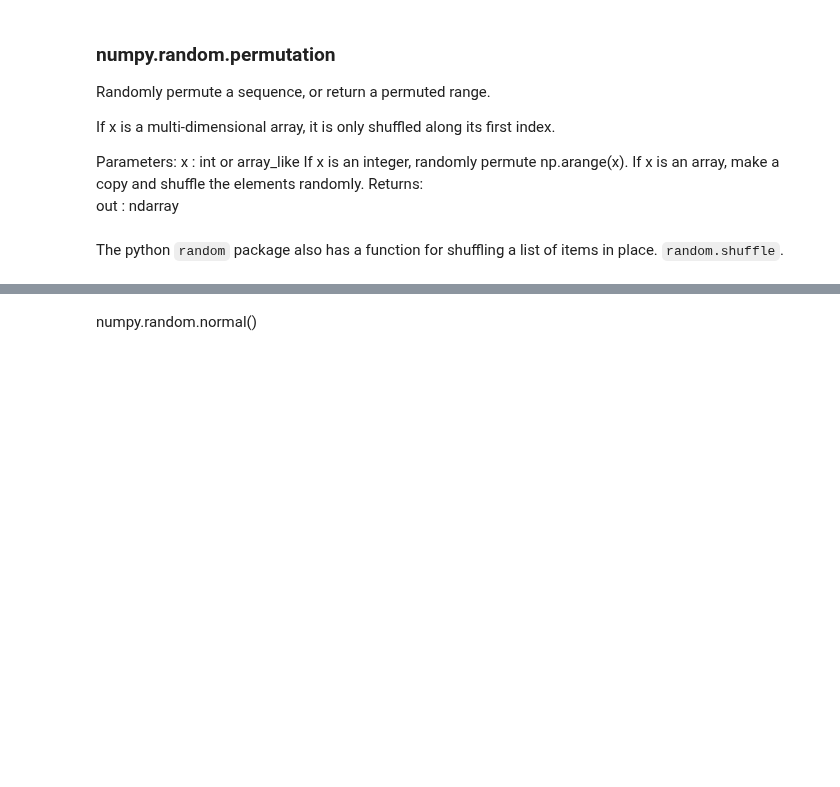
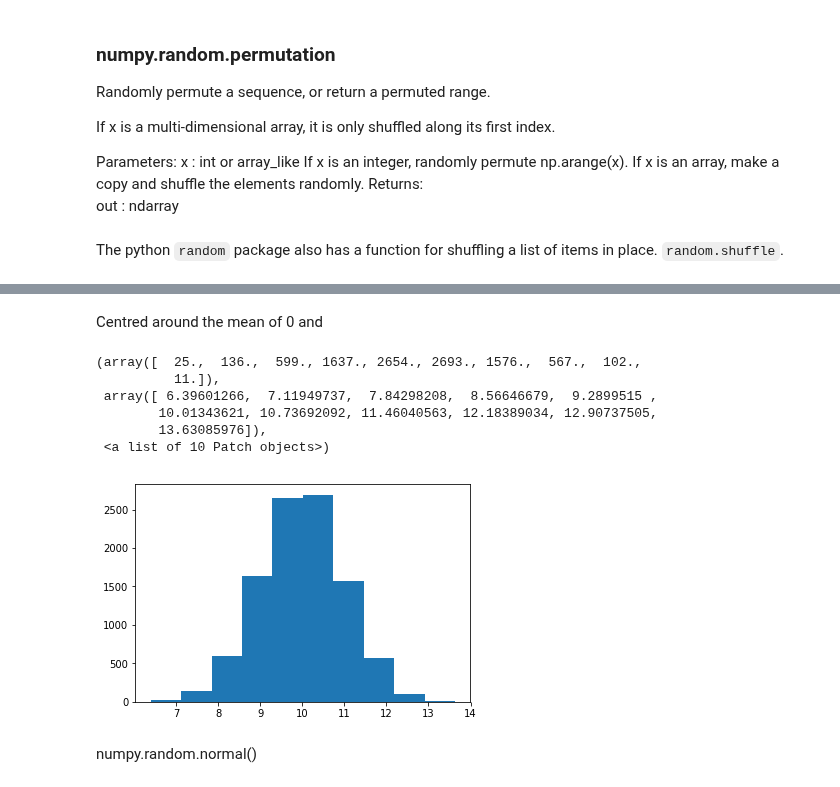
Before and after one commit to angela1C/Programming-for-Data-Analysis-numpy.random-project-2019, a Jupyter notebook: NumpyRandom.ipynb, the cells around one changed output, grey strips where cells are left out. Cells and saved outputs as stored; diff of their text form; code cells hidden in the pictures; blank space fills up the shorter version.

```diff
--- a/NumpyRandom.ipynb
+++ b/NumpyRandom.ipynb
@@ -769,2 +846,17 @@ Drawn samples from the parameterized normal distribution.
+# %% [markdown]
+Centred around the mean of 0 and
+# %%
+# changing some of the parameters and seeing what happens
+mu, sigma = 10, 1 # mean and standard deviation
+x = np.random.normal(mu, sigma, 10000)
+plt.hist(x)
+# %% [output]
+(array([  25.,  136.,  599., 1637., 2654., 2693., 1576.,  567.,  102.,
+          11.]),
+ array([ 6.39601266,  7.11949737,  7.84298208,  8.56646679,  9.2899515 ,
+        10.01343621, 10.73692092, 11.46040563, 12.18389034, 12.90737505,
+        13.63085976]),
+ <a list of 10 Patch objects>)
+[figure, added]
 # %% [markdown]
 numpy.random.normal()
```
Also changed, not shown: parts of 37 cells of this notebook.
